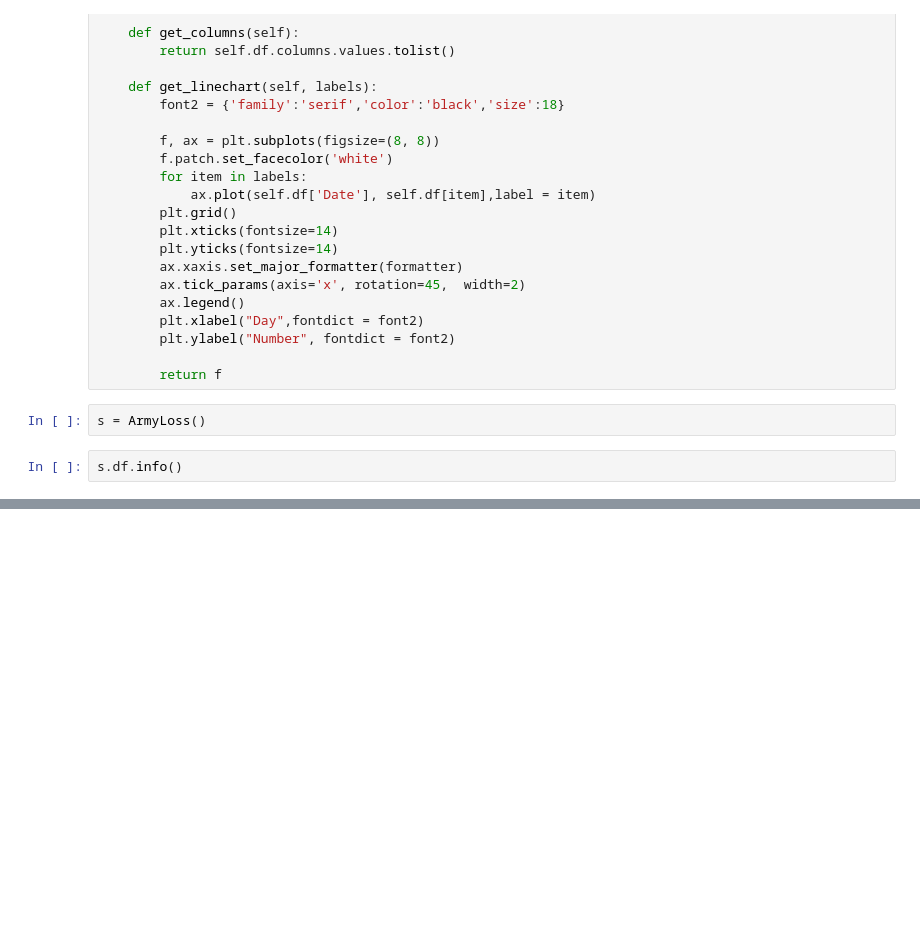
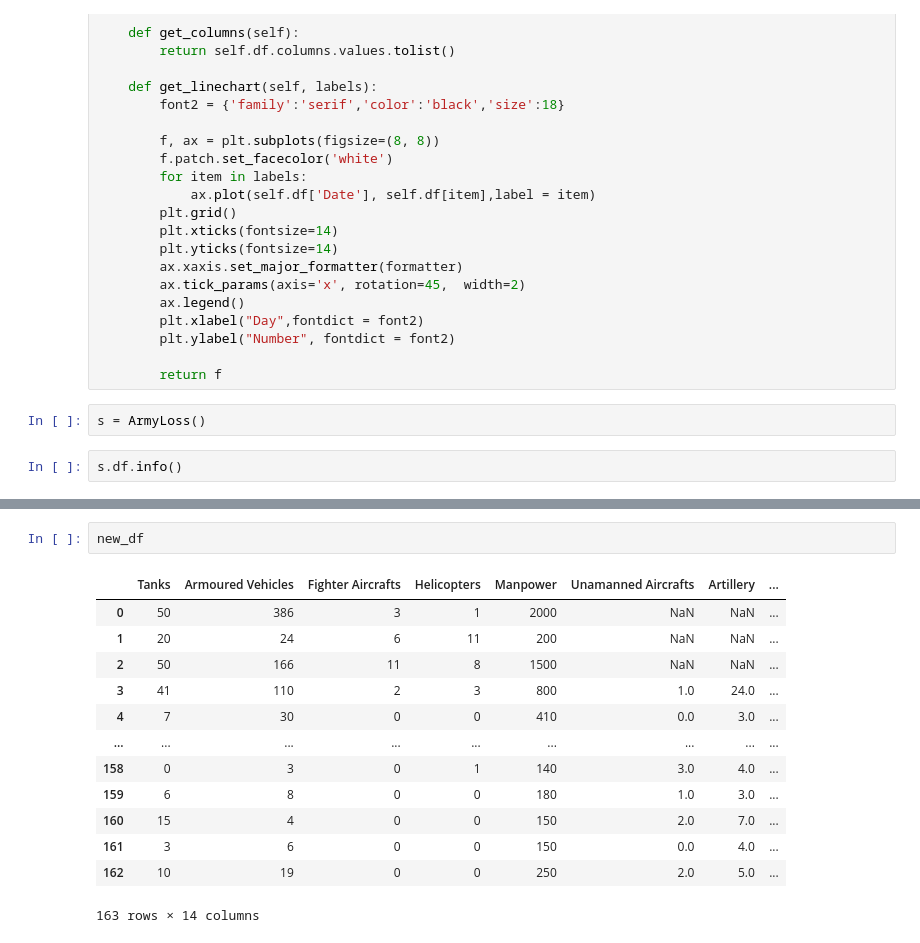
Before and after one commit to oleheyko/russian_loss, a Jupyter notebook: russian_loss2.ipynb, the cells around one changed output, grey strips where cells are left out. Cells and saved outputs as stored; diff of their text form; blank space fills up the shorter version.

```diff
--- a/russian_loss2.ipynb
+++ b/russian_loss2.ipynb
@@ -454,0 +482,16 @@ s.df.info()
+# %%
+new_df
+# %% [output]
+|  | Tanks | Armoured Vehicles | Fighter Aircrafts | Helicopters | Manpower | Unamanned Aircrafts | Artillery | ... |
+| 0 | 50 | 386 | 3 | 1 | 2000 | NaN | NaN | ... |
+| 1 | 20 | 24 | 6 | 11 | 200 | NaN | NaN | ... |
+| 2 | 50 | 166 | 11 | 8 | 1500 | NaN | NaN | ... |
+| 3 | 41 | 110 | 2 | 3 | 800 | 1.0 | 24.0 | ... |
+| 4 | 7 | 30 | 0 | 0 | 410 | 0.0 | 3.0 | ... |
+| ... | ... | ... | ... | ... | ... | ... | ... | ... |
+| 158 | 0 | 3 | 0 | 1 | 140 | 3.0 | 4.0 | ... |
+| 159 | 6 | 8 | 0 | 0 | 180 | 1.0 | 3.0 | ... |
+| 160 | 15 | 4 | 0 | 0 | 150 | 2.0 | 7.0 | ... |
+| 161 | 3 | 6 | 0 | 0 | 150 | 0.0 | 4.0 | ... |
+| 162 | 10 | 19 | 0 | 0 | 250 | 2.0 | 5.0 | ... |
+163 rows × 14 columns
```
Also changed, not shown: parts of 11 cells of this notebook, 6 other files.
